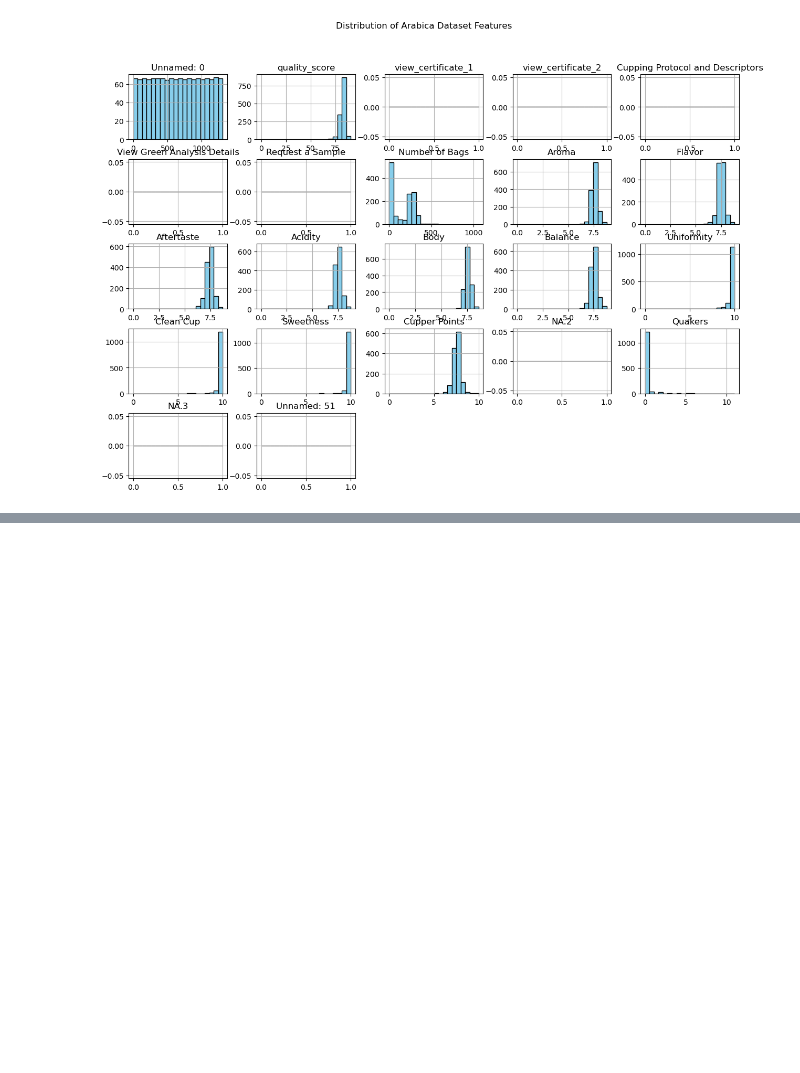
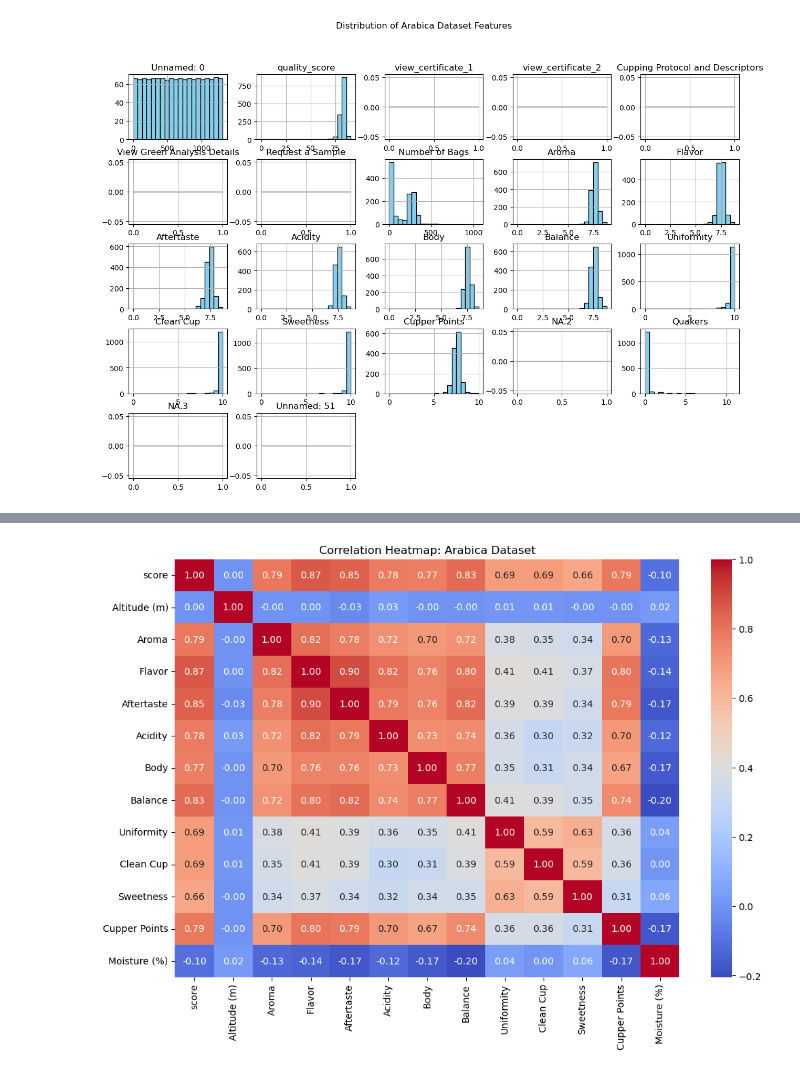
Before and after one commit to galeajua/coffee-brewer, a Jupyter notebook: src/data/data.ipynb, the cells around one changed output, grey strips where cells are left out. Cells and saved outputs as stored; diff of their text form; code cells hidden in the pictures; blank space fills up the shorter version.

```diff
--- a/src/data/data.ipynb
+++ b/src/data/data.ipynb
@@ -142,21 +142,24 @@ arabica_data = arabica_data.drop(columns=drop_columns_arabica)
 # %%
 # um die Spalte 'Altitude' nutzen zu können, müssen wir die Werte standardisieren. Dazu werden wir jeweils den numerischen Wert extrahieren
 # (in Meter) und setzen bei zwei Werten (Ober- und Untergrenze) den Durchschnitt beider Werte
-def clean_altitude(altitude):
+def extract_numeric_values(value, isSingleNumericOutput=True):
 
-    if pd.isnull(altitude):
+    if pd.isnull(value):
         return None
 
-    numbers = re.findall(r'\d+\.?\d*', altitude)
+    numbers = re.findall(r'\d+\.?\d*', value)
     if numbers:
         numbers = [float(num) for num in numbers]
+        if not isSingleNumericOutput:
+          return numbers
         return sum(numbers) / len(numbers) if len(numbers) > 1 else numbers[0]
+
     return None
 
 
-arabica_data['Altitude'] = arabica_data['Altitude'].apply(clean_altitude)
+arabica_data['Altitude'] = arabica_data['Altitude'].apply(extract_numeric_values)
 # %%
 # Um Situationen zu handhaben, in denen bspw. Interpunktion verwendet wird, um Kilometer statt Meter auszudrücken,
 # setzen wir einen Threshold und multiplizieren wir * 1000 falls dieser überschritten wird
 arabica_data['Altitude'] = arabica_data['Altitude'].apply(lambda x: x * 1000 if x < 10 else x)
-arabica_data.rename(columns={'Altitude': 'Altitude (m)', 'quality_score': 'score'})
+arabica_data.rename(columns={'Altitude': 'Altitude (m)', 'quality_score': 'score'}, inplace=True)
@@ -180,4 +169,4 @@ arabica_data['Total Cup Points'] = arabica_data['Total Cup Points'].str.extract(
 
 # verwandle bspw. den Wert '12 %' zu 0.12
 arabica_data['Moisture'] = arabica_data['Moisture'].str.replace('%', '').astype(float) / 100
-arabica_data.rename(columns={'Moisture': 'Moisture (%)'})
+arabica_data.rename(columns={'Moisture': 'Moisture (%)'}, inplace=True)
@@ -197,0 +246,10 @@ arabica_data.rename(columns={'Moisture': 'Moisture (%)'})
+# %%
+## Relationships and Groups
+#Correlation Analysis Arabica
+plt.figure(figsize=(12, 8))
+numeric_columns_arabica = arabica_data.select_dtypes(include=['float64', 'int64'])
+sns.heatmap(numeric_columns_arabica.corr(), annot=True, cmap='coolwarm', fmt=".2f")
+plt.title("Correlation Heatmap: Arabica Dataset")
+plt.show()
+# %% [output]
+[figure, added]
```
Also changed, not shown: parts of 18 cells of this notebook, 2 other files.
